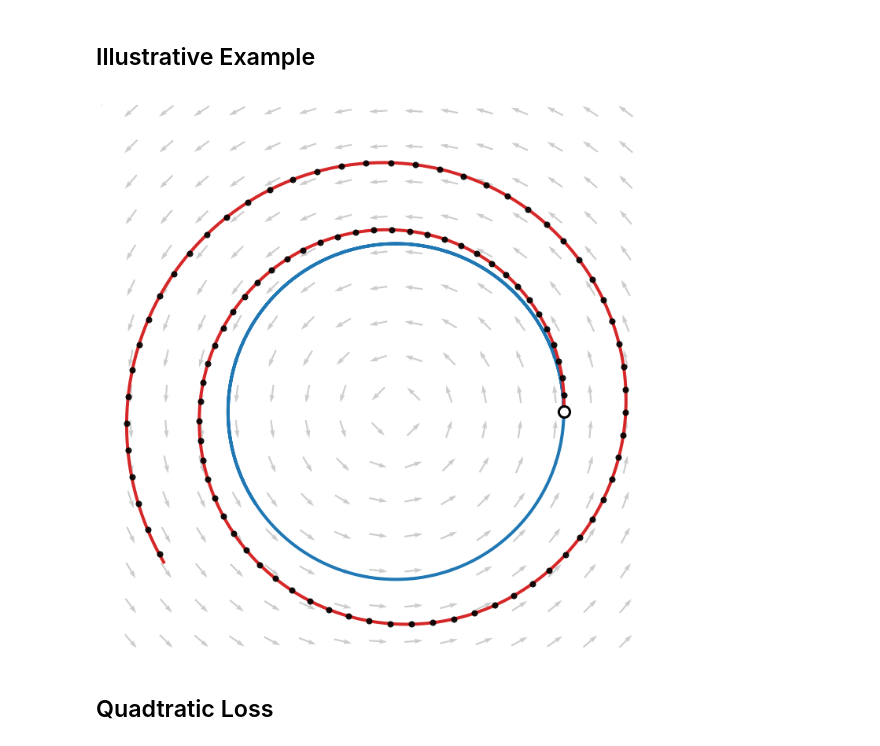
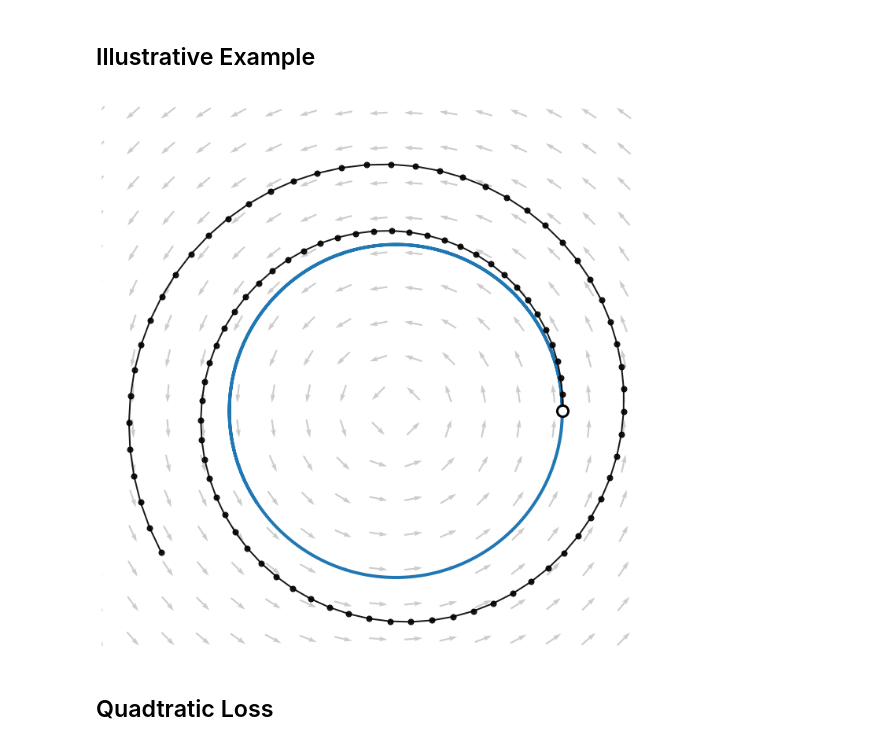
Before and after one commit to danielkunin/neural-mechanics, a Jupyter notebook: notebooks/theory.ipynb, the cells around one changed output. Saved outputs shown, nothing was run; the diff lists cells and outputs as text; code cells hidden in the pictures.

Commit message:
momentum theory plots

```diff
--- a/notebooks/theory.ipynb
+++ b/notebooks/theory.ipynb
@@ -412,6 +412,7 @@ def gradient_descent(w10, w20, num_steps, eta):
         w2.append(w2[-1] + g2)
     return w1, w2
 
+
 def modified_eq(w1, w2, time, eta):
     w1 = [w10]
     w2 = [w20]
@@ -420,35 +421,36 @@ def modified_eq(w1, w2, time, eta):
         w2.append(np.exp(eta/2 * t) * np.sin(t))
     return w1, w2
 
 eta=0.1
 num_steps = 100
 T = num_steps * eta
 w10 = 1
 w20 = 0
 time = np.linspace(0, T, 100000)
 gf_1, gf_2 = gradient_flow(w10, w20, time)
 gd_1, gd_2 = gradient_descent(w10, w20, num_steps, eta)
-me_1, me_2 = modified_eq(w10, w20, time, eta)
+# me_1, me_2 = modified_eq(w10, w20, time, eta)
 
 
 plt.figure(figsize=(10,10))
 plt.plot(gf_1, gf_2, color=plt.cm.tab10(0), label='Gradient Flow', lw=4)
-plt.plot(me_1, me_2, color=plt.cm.tab10(3), label='Modified Equation', lw=4)
+# plt.plot(me_1, me_2, color=plt.cm.tab10(3), label='Modified Equation', lw=4)
 plt.scatter(gd_1, gd_2, color='k', alpha=0.9, label='Gradient Descent', zorder=100, s=50)
+plt.plot(gd_1, gd_2, color='k', alpha=0.9, label='Gradient Descent', lw=2)
 plt.scatter(w10, w20, color='w', zorder=120, s=200, edgecolors='k', linewidth=3)
 plt.axis('square')
 plt.axis('off')
 plt.yticks([])
 plt.xticks([])
 
 w1, w2 = np.meshgrid(np.linspace(-2, 2, 20), np.linspace(-2, 2, 20))
 dw1 = -w2 / np.sqrt(w2**2 + w1**2)
 dw2 = w1 / np.sqrt(w2**2 + w1**2)
 plt.quiver(w1, w2, dw1, dw2, color='k', alpha=0.2, pivot='mid', scale=30)
 
 plt.tight_layout()
 plt.savefig('modified-equation.pdf', format='pdf', bbox_inches='tight')
 # %% [output]
-[figure, old version]
+[figure, new version]
 # %% [markdown]
 ## Quadtratic Loss
```
Also changed, not shown: parts of 4 cells of this notebook.
